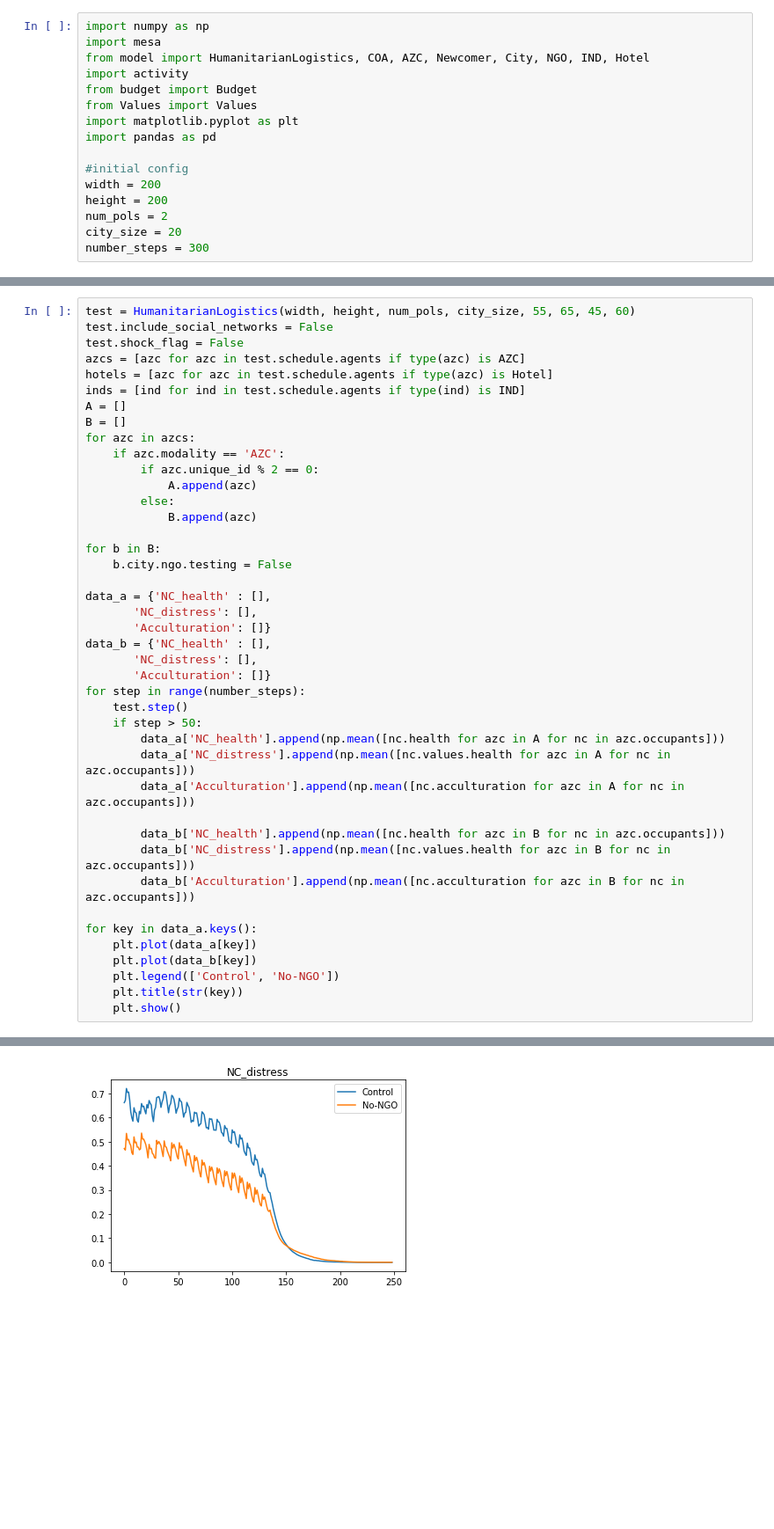
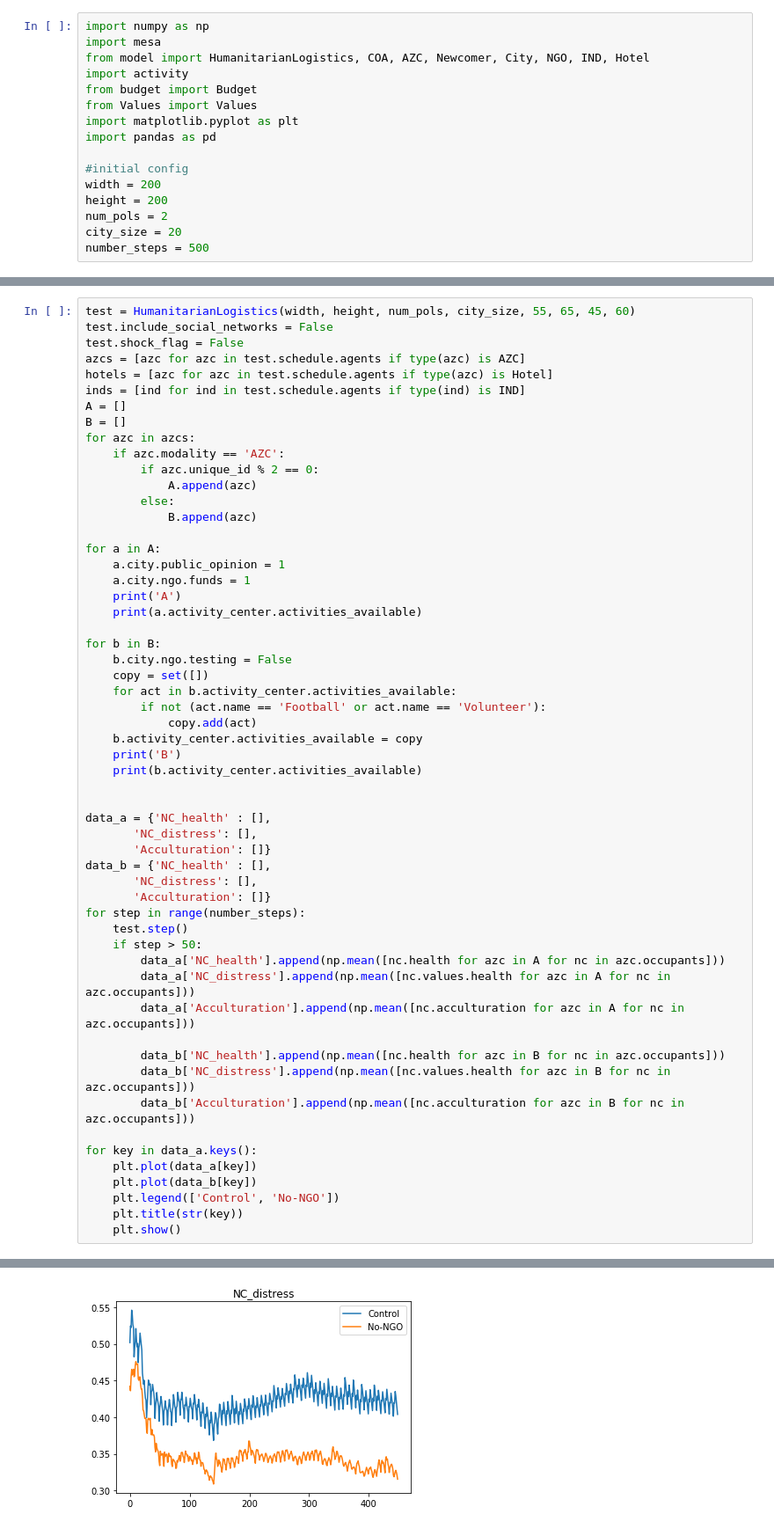
Before and after one commit to phillipjw/humanitarian_logistics, a Jupyter notebook: FundingComparison.ipynb, the cells around one changed output, grey strips where cells are left out. Shown at 88% size. Saved outputs shown, nothing was run; the diff lists cells and outputs as text; blank space fills up the shorter version.

```diff
--- a/FundingComparison.ipynb
+++ b/FundingComparison.ipynb
@@ -13,4 +13,4 @@ width = 200
 height = 200
 num_pols = 2
 city_size = 20
-number_steps = 300
+number_steps = 500
@@ -30,8 +44,22 @@ for azc in azcs:
         else:
             B.append(azc)
 
+for a in A:
+    a.city.public_opinion = 1
+    a.city.ngo.funds = 1
+    print('A')
+    print(a.activity_center.activities_available)
+
 for b in B:
     b.city.ngo.testing = False
+    copy = set([])
+    for act in b.activity_center.activities_available:
+        if not (act.name == 'Football' or act.name == 'Volunteer'):
+            copy.add(act)
+    b.activity_center.activities_available = copy
+    print('B')
+    print(b.activity_center.activities_available)
+
 
 data_a = {'NC_health' : [],
        'NC_distress': [],
@@ -78 +123 @@ New Session
-[figure, old version]
+[figure, new version]
```
Also changed, not shown: parts of 5 cells of this notebook, 2 other files.
